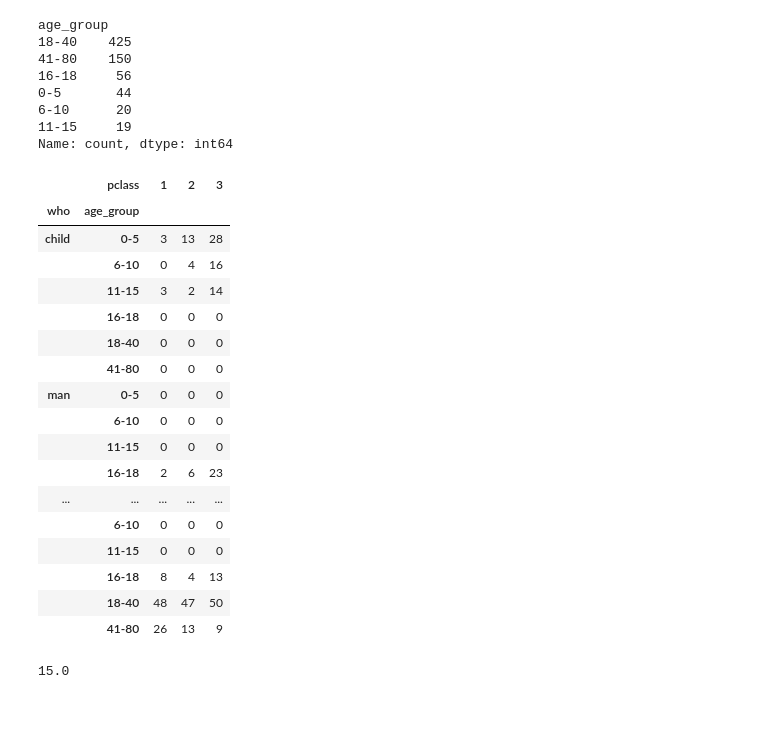
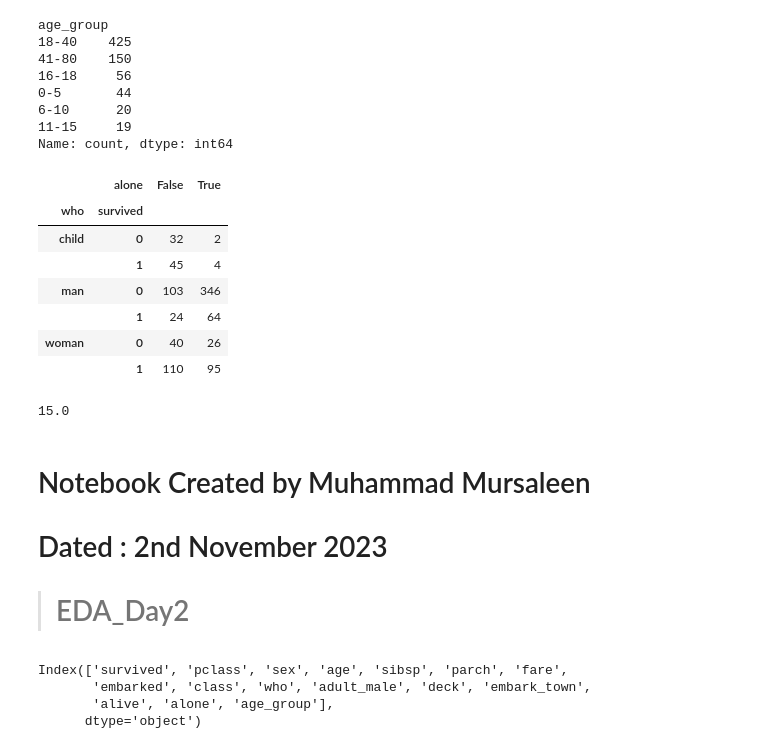
Before and after one commit to mursaleen-sengr/EDA_Day1, a Jupyter notebook: EDAontitanicdataset.ipynb, the cells around one changed output. Cells and saved outputs as stored; diff of their text form; code cells hidden in the pictures; blank space fills up the shorter version.

```diff
--- a/EDAontitanicdataset.ipynb
+++ b/EDAontitanicdataset.ipynb
@@ -176,28 +176,29 @@ age_group
 Name: count, dtype: int64
 # %%
 #pivot table
-df.groupby("who")[['age_group','pclass']].value_counts().unstack()
+df.groupby("who")[['survived','alone']].value_counts().unstack()
 # %% [output]
-|  | pclass | 1 | 2 | 3 |
-| who | age_group |  |  |  |
-| child | 0-5 | 3 | 13 | 28 |
-|  | 6-10 | 0 | 4 | 16 |
-|  | 11-15 | 3 | 2 | 14 |
-|  | 16-18 | 0 | 0 | 0 |
-|  | 18-40 | 0 | 0 | 0 |
-|  | 41-80 | 0 | 0 | 0 |
-| man | 0-5 | 0 | 0 | 0 |
-|  | 6-10 | 0 | 0 | 0 |
-|  | 11-15 | 0 | 0 | 0 |
-|  | 16-18 | 2 | 6 | 23 |
-| ... | ... | ... | ... | ... |
-|  | 6-10 | 0 | 0 | 0 |
-|  | 11-15 | 0 | 0 | 0 |
-|  | 16-18 | 8 | 4 | 13 |
-|  | 18-40 | 48 | 47 | 50 |
-|  | 41-80 | 26 | 13 | 9 |
+|  | alone | False | True |
+| who | survived |  |  |
+| child | 0 | 32 | 2 |
+|  | 1 | 45 | 4 |
+| man | 0 | 103 | 346 |
+|  | 1 | 24 | 64 |
+| woman | 0 | 40 | 26 |
+|  | 1 | 110 | 95 |
 # %%
 #maximum and minimum age where who is child
 df[df["who"]=="child"]["age"].max()
 # %% [output]
 15.0
+# %% [markdown]
+# Notebook Created  by Muhammad Mursaleen
+# Dated : 2nd November 2023
+> # EDA_Day2
+# %%
+df.columns
+# %% [output]
+Index(['survived', 'pclass', 'sex', 'age', 'sibsp', 'parch', 'fare',
+       'embarked', 'class', 'who', 'adult_male', 'deck', 'embark_town',
+       'alive', 'alone', 'age_group'],
+      dtype='object')
```
Also changed, not shown: parts of 9 cells of this notebook, 1 other file.
